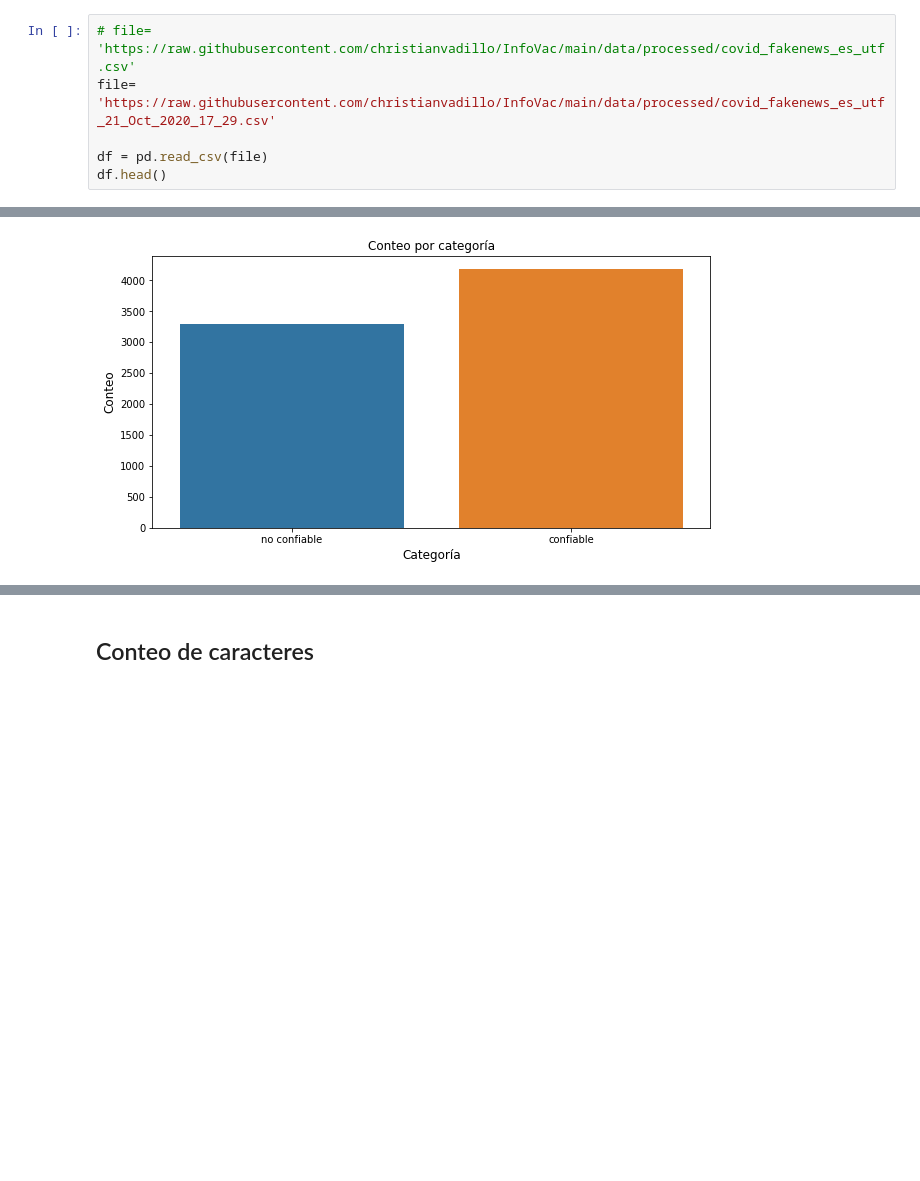
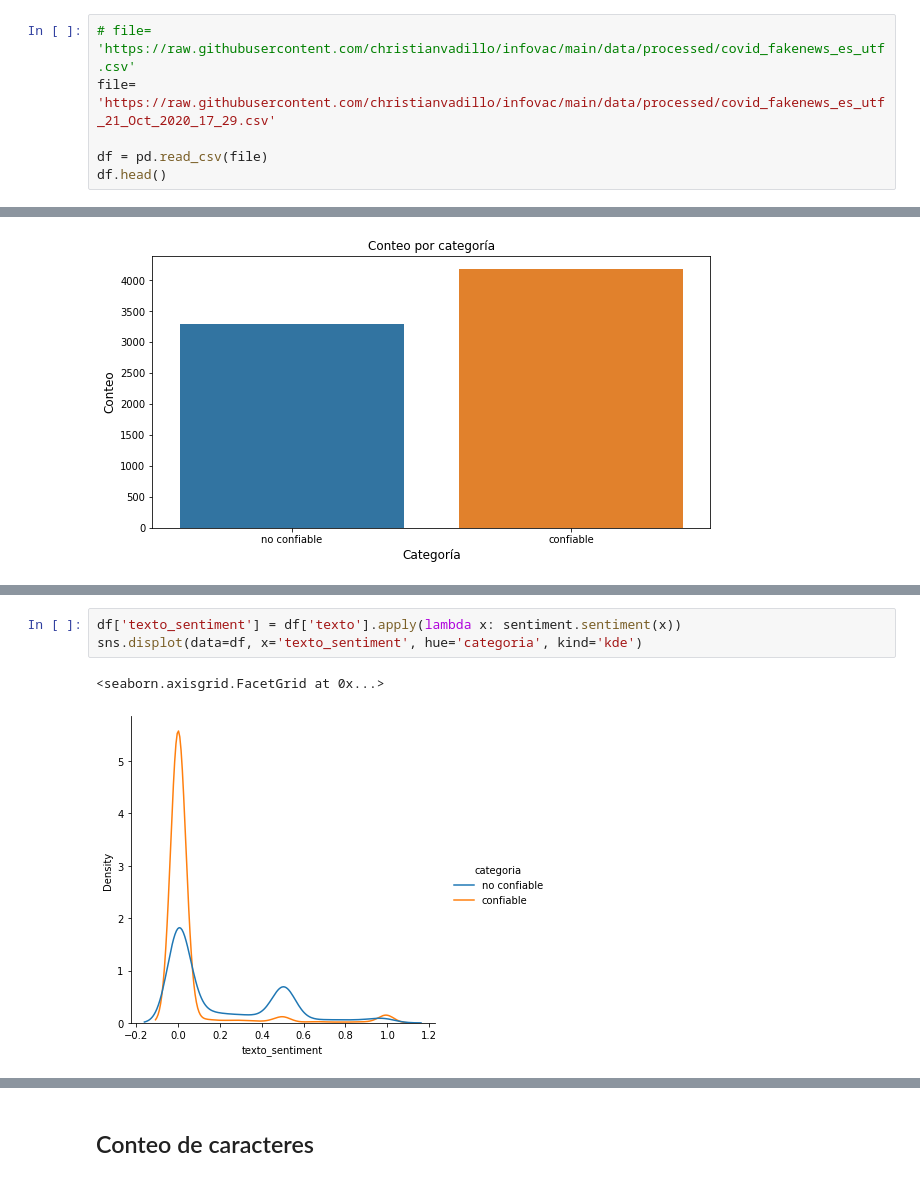
Before and after one commit to christianvadillo/InfoVac, a Jupyter notebook: notebooks/01_EDA_preprocessing.ipynb, the cells around one changed output, grey strips where cells are left out. Drawn from its saved outputs; the diff is of its cells as text; blank space fills up the shorter version.

```diff
--- a/notebooks/01_EDA_preprocessing.ipynb
+++ b/notebooks/01_EDA_preprocessing.ipynb
@@ -12,8 +14,8 @@ import warnings
 
 warnings.filterwarnings('ignore')
 # %%
-# file= 'https://raw.githubusercontent.com/christianvadillo/InfoVac/main/data/processed/covid_fakenews_es_utf.csv'
-file= 'https://raw.githubusercontent.com/christianvadillo/InfoVac/main/data/processed/covid_fakenews_es_utf_21_Oct_2020_17_29.csv'
+# file= 'https://raw.githubusercontent.com/christianvadillo/infovac/main/data/processed/covid_fakenews_es_utf.csv'
+file= 'https://raw.githubusercontent.com/christianvadillo/infovac/main/data/processed/covid_fakenews_es_utf_21_Oct_2020_17_29.csv'
 
 df = pd.read_csv(file)
 df.head()
@@ -53,0 +73,6 @@ Text(0.5, 1.0, 'Conteo por categoría')
+# %%
+df['texto_sentiment'] = df['texto'].apply(lambda x: sentiment.sentiment(x))
+sns.displot(data=df, x='texto_sentiment', hue='categoria', kind='kde')
+# %% [output]
+<seaborn.axisgrid.FacetGrid at 0x...>
+[figure, added]
```
Also changed, not shown: parts of 20 cells of this notebook.
